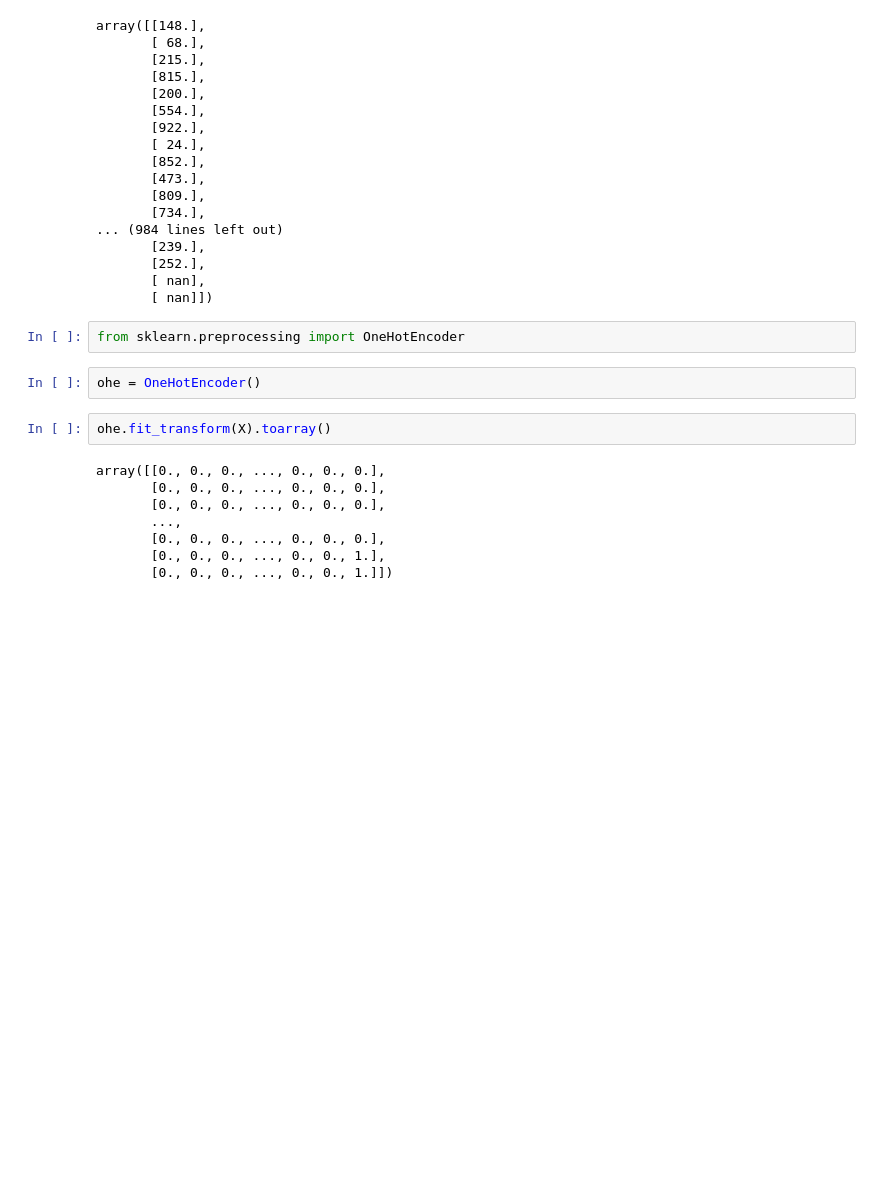
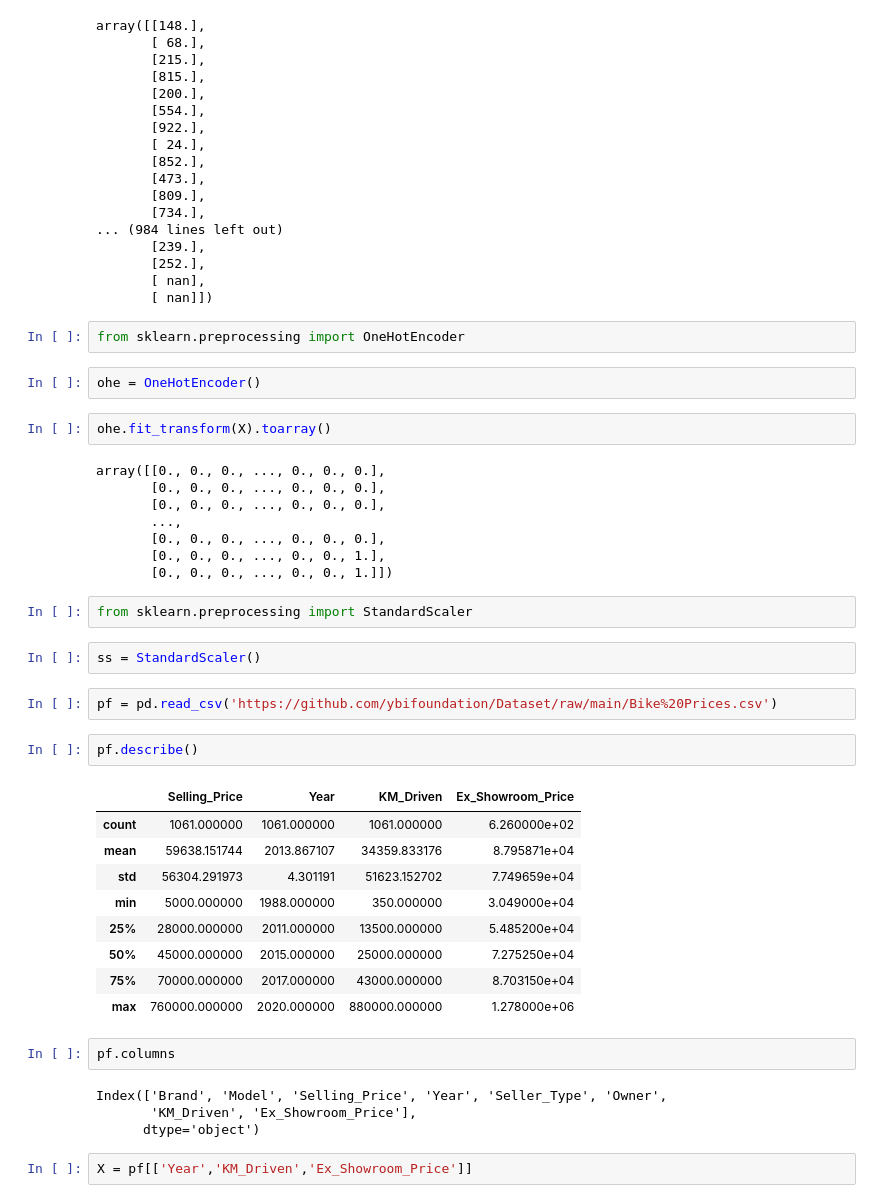
Before and after one commit to MaviyaQureshi/Data-Preprocessing, a Jupyter notebook: Preprocessing Assignment.ipynb, the cells around one changed output. Saved outputs shown, nothing was run; the diff lists cells and outputs as text; blank space fills up the shorter version.

```diff
--- a/Preprocessing Assignment.ipynb
+++ b/Preprocessing Assignment.ipynb
@@ -198,3 +198,29 @@ array([[0., 0., 0., ..., 0., 0., 0.],
        [0., 0., 0., ..., 0., 0., 0.],
        [0., 0., 0., ..., 0., 0., 1.],
        [0., 0., 0., ..., 0., 0., 1.]])
+# %%
+from sklearn.preprocessing import StandardScaler
+# %%
+ss = StandardScaler()
+# %%
+pf = pd.read_csv('https://github.com/ybifoundation/Dataset/raw/main/Bike%20Prices.csv')
+# %%
+pf.describe()
+# %% [output]
+|  | Selling_Price | Year | KM_Driven | Ex_Showroom_Price |
+| count | 1061.000000 | 1061.000000 | 1061.000000 | 6.260000e+02 |
+| mean | 59638.151744 | 2013.867107 | 34359.833176 | 8.795871e+04 |
+| std | 56304.291973 | 4.301191 | 51623.152702 | 7.749659e+04 |
+| min | 5000.000000 | 1988.000000 | 350.000000 | 3.049000e+04 |
+| 25% | 28000.000000 | 2011.000000 | 13500.000000 | 5.485200e+04 |
+| 50% | 45000.000000 | 2015.000000 | 25000.000000 | 7.275250e+04 |
+| 75% | 70000.000000 | 2017.000000 | 43000.000000 | 8.703150e+04 |
+| max | 760000.000000 | 2020.000000 | 880000.000000 | 1.278000e+06 |
+# %%
+pf.columns
+# %% [output]
+Index(['Brand', 'Model', 'Selling_Price', 'Year', 'Seller_Type', 'Owner',
+       'KM_Driven', 'Ex_Showroom_Price'],
+      dtype='object')
+# %%
+X = pf[['Year','KM_Driven','Ex_Showroom_Price']]
```
Also changed, not shown: parts of 7 cells of this notebook.
